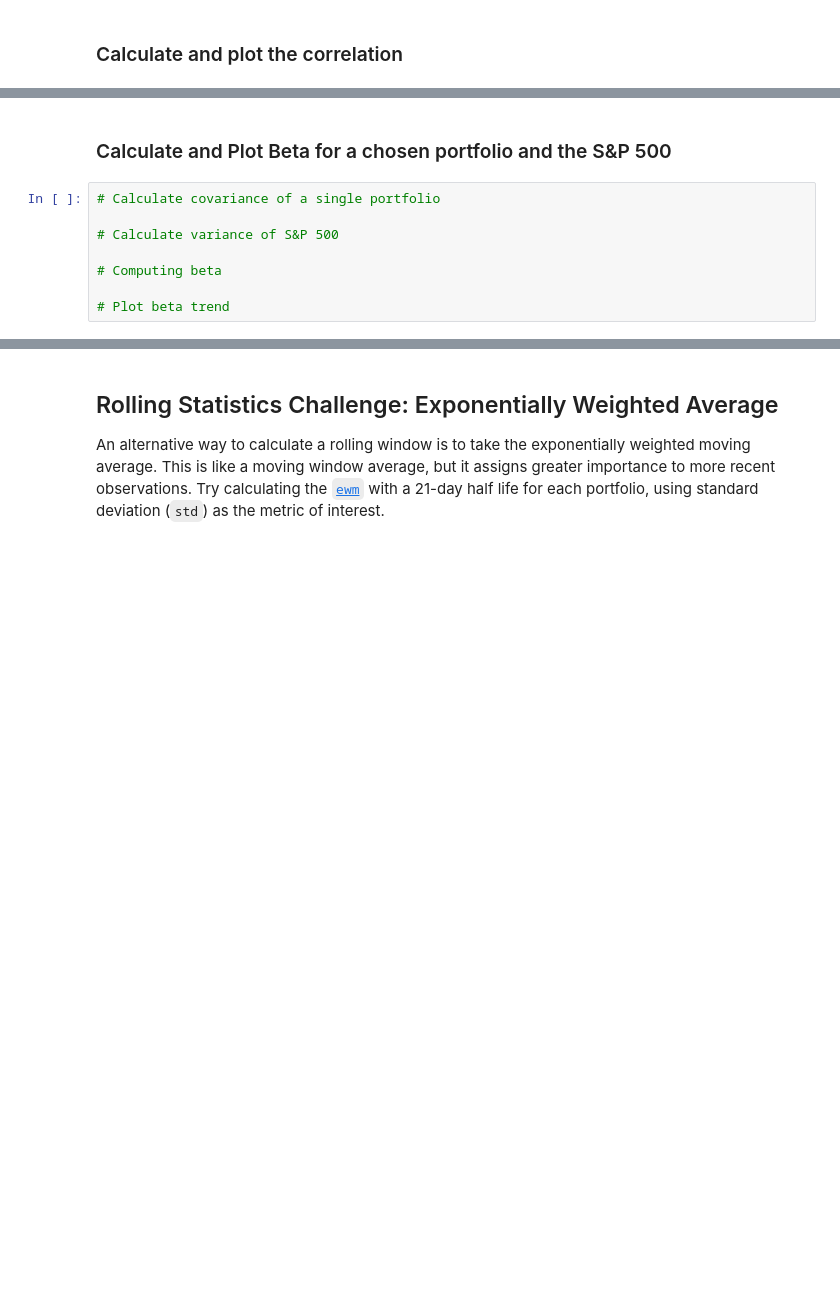
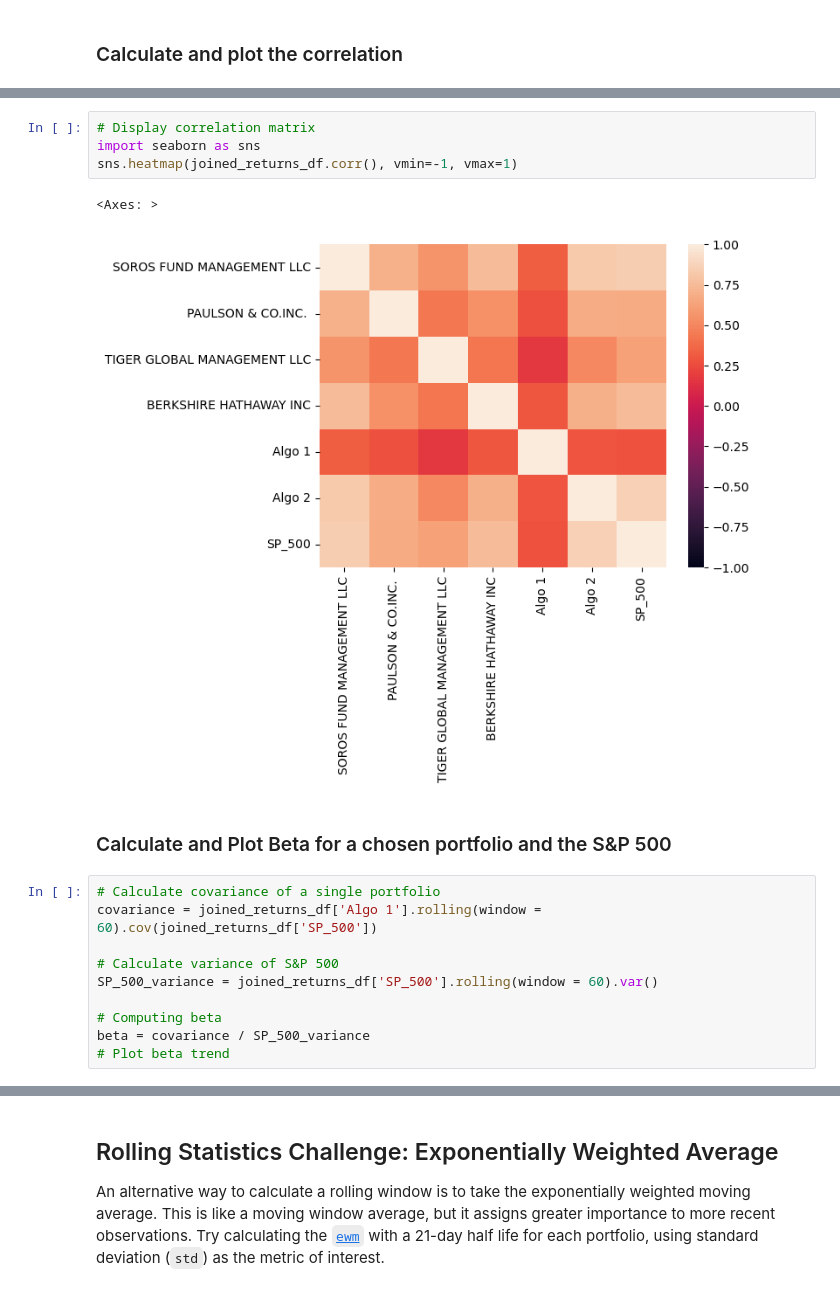
Before and after one commit to joshhlee123/Module-4-Challenge, a Jupyter notebook: whale_analysis.ipynb, the cells around one changed output, grey strips where cells are left out. Saved outputs shown, nothing was run; the diff lists cells and outputs as text; blank space fills up the shorter version.

```diff
--- a/whale_analysis.ipynb
+++ b/whale_analysis.ipynb
@@ -309,10 +356,19 @@ Risk changes over time. Analyze the rolling statistics for Risk and Beta.
+# %%
+# Display correlation matrix
+import seaborn as sns
+sns.heatmap(joined_returns_df.corr(), vmin=-1, vmax=1)
+# %% [output]
+<Axes: >
+[figure, added]
 # %% [markdown]
 ### Calculate and Plot Beta for a chosen portfolio and the S&P 500
 # %%
 # Calculate covariance of a single portfolio
+covariance = joined_returns_df['Algo 1'].rolling(window = 60).cov(joined_returns_df['SP_500'])
 
 # Calculate variance of S&P 500
+SP_500_variance = joined_returns_df['SP_500'].rolling(window = 60).var()
 
 # Computing beta
-
+beta = covariance / SP_500_variance
 # Plot beta trend
```
Also changed, not shown: parts of 38 cells of this notebook.
